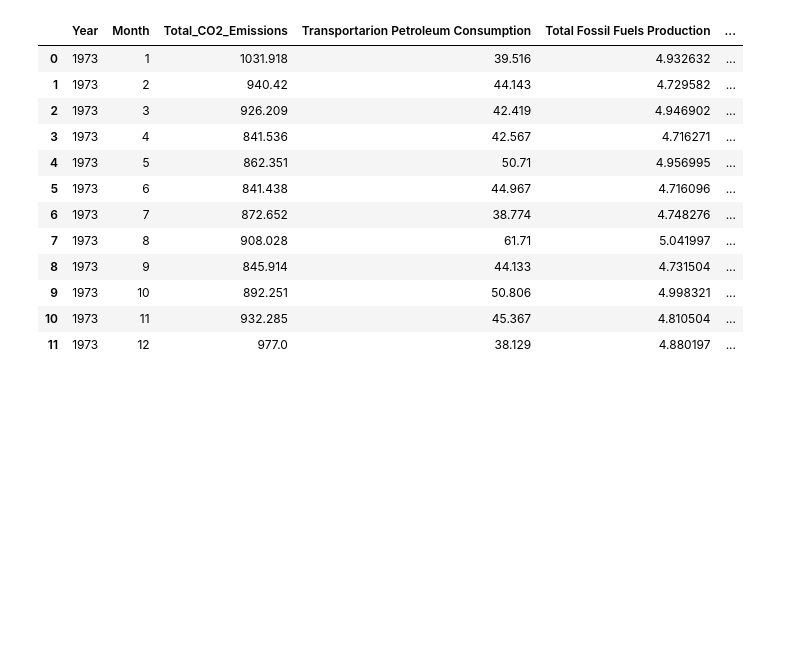
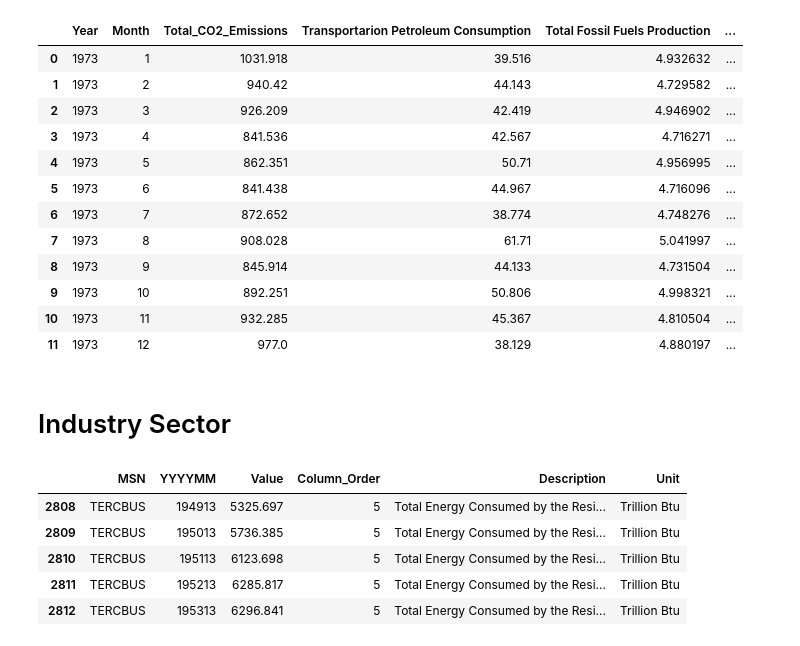
Before and after one commit to Michael0Sun/Sta457-Project, a Jupyter notebook: EIA_Data/Concatenation.ipynb, the cells around one changed output. Cells and saved outputs as stored; diff of their text form; code cells hidden in the pictures; blank space fills up the shorter version.

```diff
--- a/EIA_Data/Concatenation.ipynb
+++ b/EIA_Data/Concatenation.ipynb
@@ -183,3 +187,5 @@ df_merged.head(12)
 | 9 | 1973 | 10 | 892.251 | 50.806 | 4.998321 | ... |
 | 10 | 1973 | 11 | 932.285 | 45.367 | 4.810504 | ... |
 | 11 | 1973 | 12 | 977.0 | 38.129 | 4.880197 | ... |
+# %% [markdown]
+# Industry Sector
@@ -185,0 +201,9 @@ df_merged.head(12)
+# %%
+df_industry_consumption.head(5)
+# %% [output]
+|  | MSN | YYYYMM | Value | Column_Order | Description | Unit |
+| 2808 | TERCBUS | 194913 | 5325.697 | 5 | Total Energy Consumed by the Resi... | Trillion Btu |
+| 2809 | TERCBUS | 195013 | 5736.385 | 5 | Total Energy Consumed by the Resi... | Trillion Btu |
+| 2810 | TERCBUS | 195113 | 6123.698 | 5 | Total Energy Consumed by the Resi... | Trillion Btu |
+| 2811 | TERCBUS | 195213 | 6285.817 | 5 | Total Energy Consumed by the Resi... | Trillion Btu |
+| 2812 | TERCBUS | 195313 | 6296.841 | 5 | Total Energy Consumed by the Resi... | Trillion Btu |
```
Also changed, not shown: parts of 10 cells of this notebook, 2 other files.
